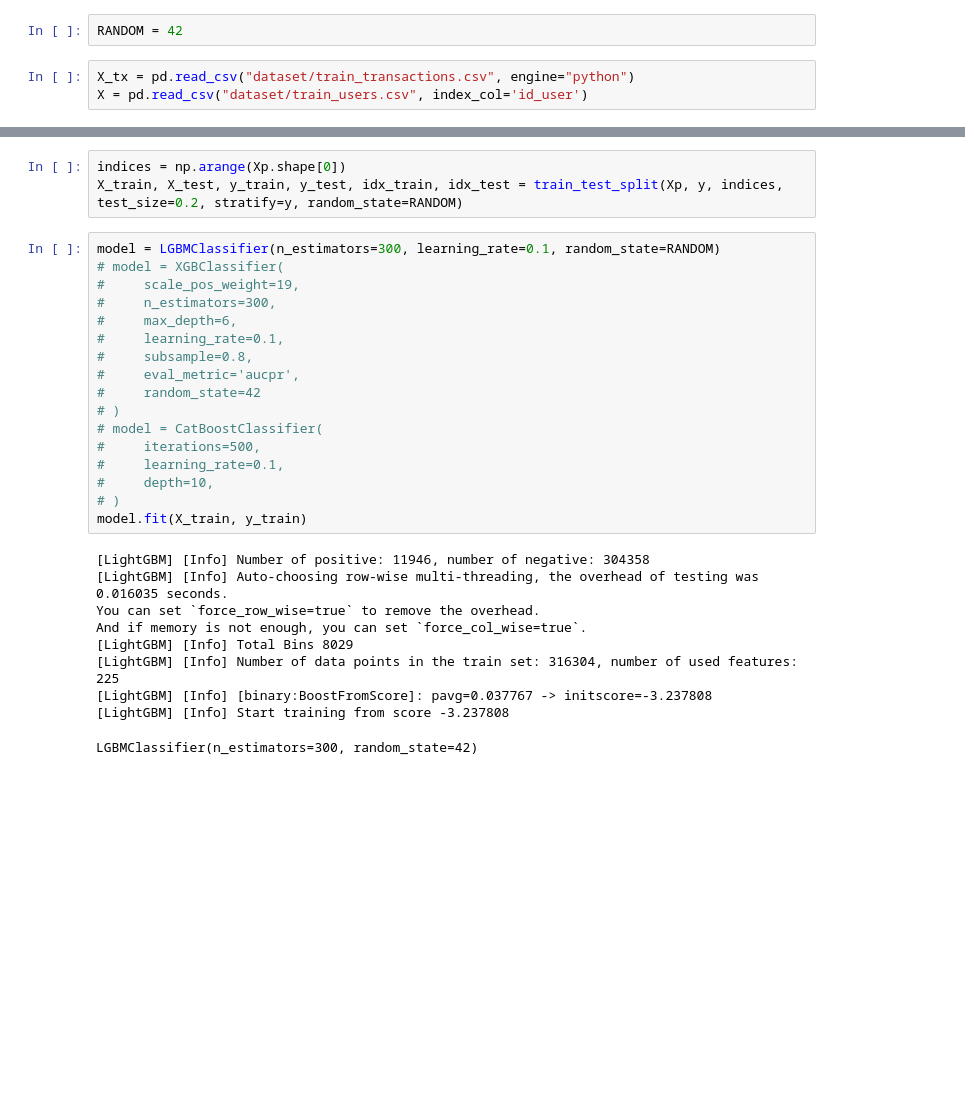
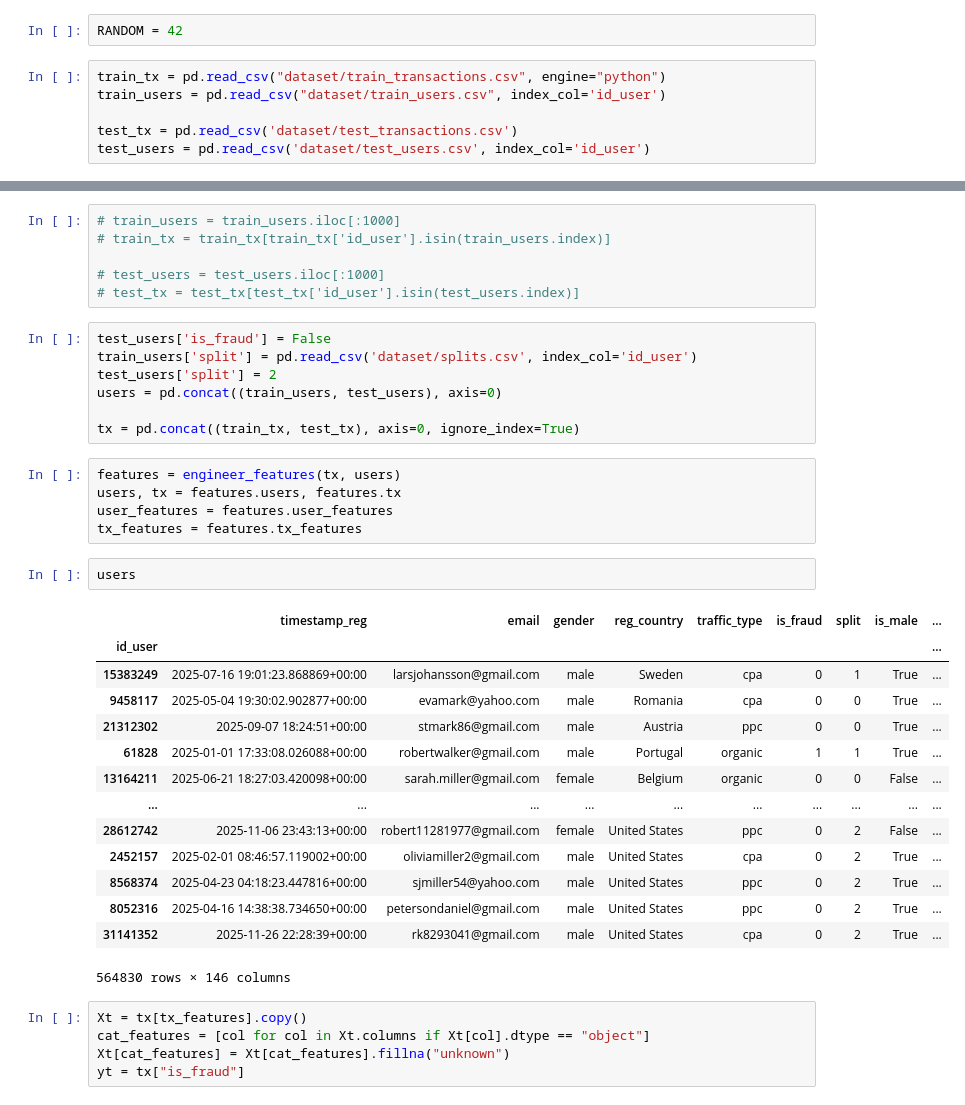
Before and after one commit to mmm29/mono_skelar_test_task, a Jupyter notebook: model.ipynb, the cells around one changed output, grey strips where cells are left out. Saved outputs shown, nothing was run; the diff lists cells and outputs as text; blank space fills up the shorter version.

```diff
--- a/model.ipynb
+++ b/model.ipynb
@@ -17,5 +33,8 @@ from gender_detection import GenderDetector
 # %%
 RANDOM = 42
 # %%
-X_tx = pd.read_csv("dataset/train_transactions.csv", engine="python")
-X = pd.read_csv("dataset/train_users.csv", index_col='id_user')
+train_tx = pd.read_csv("dataset/train_transactions.csv", engine="python")
+train_users = pd.read_csv("dataset/train_users.csv", index_col='id_user')
+
+test_tx = pd.read_csv('dataset/test_transactions.csv')
+test_users = pd.read_csv('dataset/test_users.csv', index_col='id_user')
@@ -169,30 +41,40 @@ Xp
-# %%
-indices = np.arange(Xp.shape[0])
-X_train, X_test, y_train, y_test, idx_train, idx_test = train_test_split(Xp, y, indices, test_size=0.2, stratify=y, random_state=RANDOM)
-# %%
-model = LGBMClassifier(n_estimators=300, learning_rate=0.1, random_state=RANDOM)
-# model = XGBClassifier(
-#     scale_pos_weight=19,
-#     n_estimators=300,
-#     max_depth=6,
-#     learning_rate=0.1,
-#     subsample=0.8,
-#     eval_metric='aucpr',
-#     random_state=42
-# )
-# model = CatBoostClassifier(
-#     iterations=500,
-#     learning_rate=0.1,
-#     depth=10,
-# )
-model.fit(X_train, y_train)
-# %% [output]
-[LightGBM] [Info] Number of positive: 11946, number of negative: 304358
-[LightGBM] [Info] Auto-choosing row-wise multi-threading, the overhead of testing was 0.016035 seconds.
-You can set `force_row_wise=true` to remove the overhead.
-And if memory is not enough, you can set `force_col_wise=true`.
-[LightGBM] [Info] Total Bins 8029
-[LightGBM] [Info] Number of data points in the train set: 316304, number of used features: 225
-[LightGBM] [Info] [binary:BoostFromScore]: pavg=0.037767 -> initscore=-3.237808
-[LightGBM] [Info] Start training from score -3.237808
-LGBMClassifier(n_estimators=300, random_state=42)
+# %%
+# train_users = train_users.iloc[:1000]
+# train_tx = train_tx[train_tx['id_user'].isin(train_users.index)]
+
+# test_users = test_users.iloc[:1000]
+# test_tx = test_tx[test_tx['id_user'].isin(test_users.index)]
+# %%
+test_users['is_fraud'] = False
+train_users['split'] = pd.read_csv('dataset/splits.csv', index_col='id_user')
+test_users['split'] = 2
+users = pd.concat((train_users, test_users), axis=0)
+
+tx = pd.concat((train_tx, test_tx), axis=0, ignore_index=True)
+# %%
+features = engineer_features(tx, users)
+users, tx = features.users, features.tx
+user_features = features.user_features
+tx_features = features.tx_features
+# %%
+users
+# %% [output]
+|  | timestamp_reg | email | gender | reg_country | traffic_type | is_fraud | split | is_male | ... |
+| id_user |  |  |  |  |  |  |  |  | ... |
+| 15383249 | 2025-07-16 19:01:23.868869+00:00 | larsjohansson@gmail.com | male | Sweden | cpa | 0 | 1 | True | ... |
+| 9458117 | 2025-05-04 19:30:02.902877+00:00 | evamark@yahoo.com | male | Romania | cpa | 0 | 0 | True | ... |
+| 21312302 | 2025-09-07 18:24:51+00:00 | stmark86@gmail.com | male | Austria | ppc | 0 | 0 | True | ... |
+| 61828 | 2025-01-01 17:33:08.026088+00:00 | robertwalker@gmail.com | male | Portugal | organic | 1 | 1 | True | ... |
+| 13164211 | 2025-06-21 18:27:03.420098+00:00 | sarah.miller@gmail.com | female | Belgium | organic | 0 | 0 | False | ... |
+| ... | ... | ... | ... | ... | ... | ... | ... | ... | ... |
+| 28612742 | 2025-11-06 23:43:13+00:00 | robert11281977@gmail.com | female | United States | ppc | 0 | 2 | False | ... |
+| 2452157 | 2025-02-01 08:46:57.119002+00:00 | oliviamiller2@gmail.com | male | United States | cpa | 0 | 2 | True | ... |
+| 8568374 | 2025-04-23 04:18:23.447816+00:00 | sjmiller54@yahoo.com | male | United States | ppc | 0 | 2 | True | ... |
+| 8052316 | 2025-04-16 14:38:38.734650+00:00 | petersondaniel@gmail.com | male | United States | ppc | 0 | 2 | True | ... |
+| 31141352 | 2025-11-26 22:28:39+00:00 | rk8293041@gmail.com | male | United States | cpa | 0 | 2 | True | ... |
+564830 rows × 146 columns
+# %%
+Xt = tx[tx_features].copy()
+cat_features = [col for col in Xt.columns if Xt[col].dtype == "object"]
+Xt[cat_features] = Xt[cat_features].fillna("unknown")
+yt = tx["is_fraud"]
```
Also changed, not shown: parts of 25 cells of this notebook, 4 other files.
